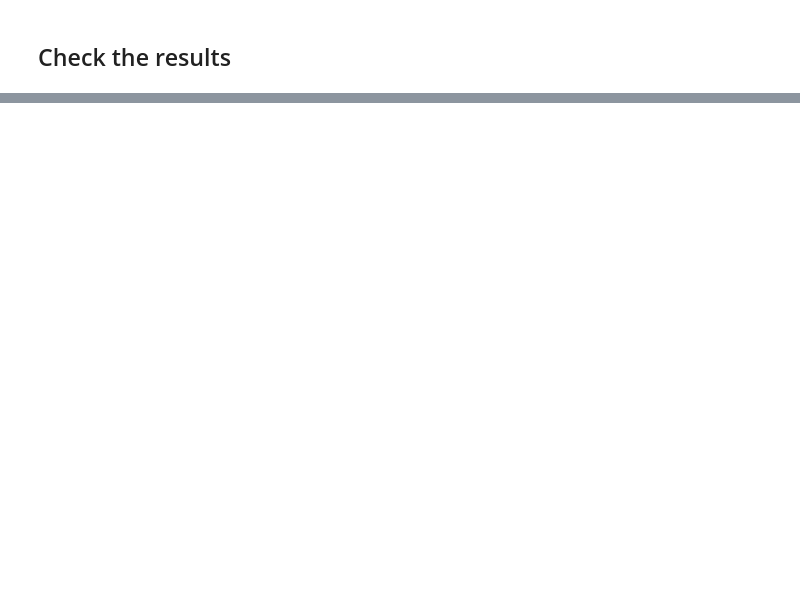
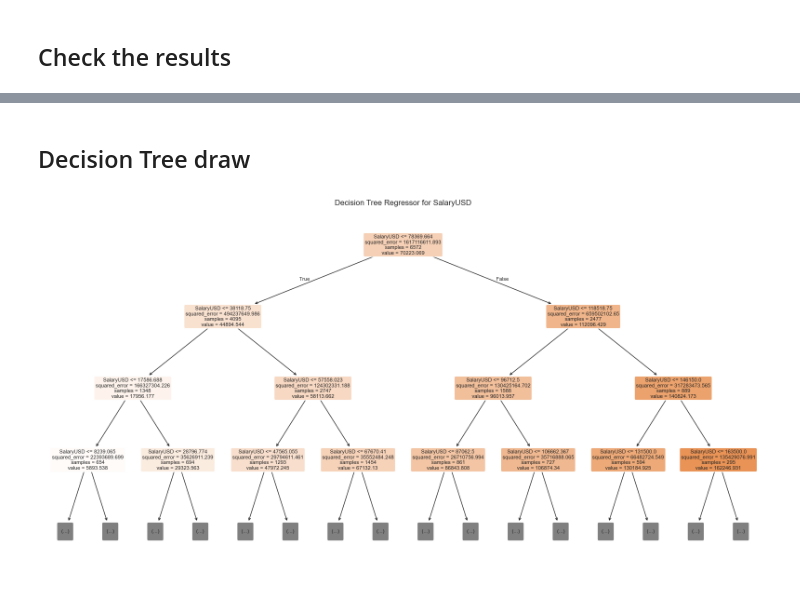
Before and after one commit to codemaster004/DataMiningStackOverflow, a Jupyter notebook: notebooks/data_cleaning.ipynb, the cells around one changed output, grey strips where cells are left out. Drawn from its saved outputs; the diff is of its cells as text; code cells hidden in the pictures; blank space fills up the shorter version.

Commit message:
Tree
Może kiedyś to naprawię

```diff
--- a/notebooks/data_cleaning.ipynb
+++ b/notebooks/data_cleaning.ipynb
@@ -385,0 +469,21 @@ R²: 0.9999976097209511
+# %% [markdown]
+## Decision Tree draw
+# %%
+import matplotlib.pyplot as plt
+from sklearn.tree import plot_tree
+
+plt.figure(figsize=(20, 10))  # Width, height in inches
+
+plot_tree(
+    model,
+    feature_names=X.columns,
+    filled=True,
+    rounded=True,
+    fontsize=8,
+    max_depth=3  # Optional: limits the depth for readability
+)
+
+plt.title("Decision Tree Regressor for SalaryUSD")
+plt.show()
+# %% [output]
+[figure, added]
```
Also changed, not shown: parts of 5 cells of this notebook.
